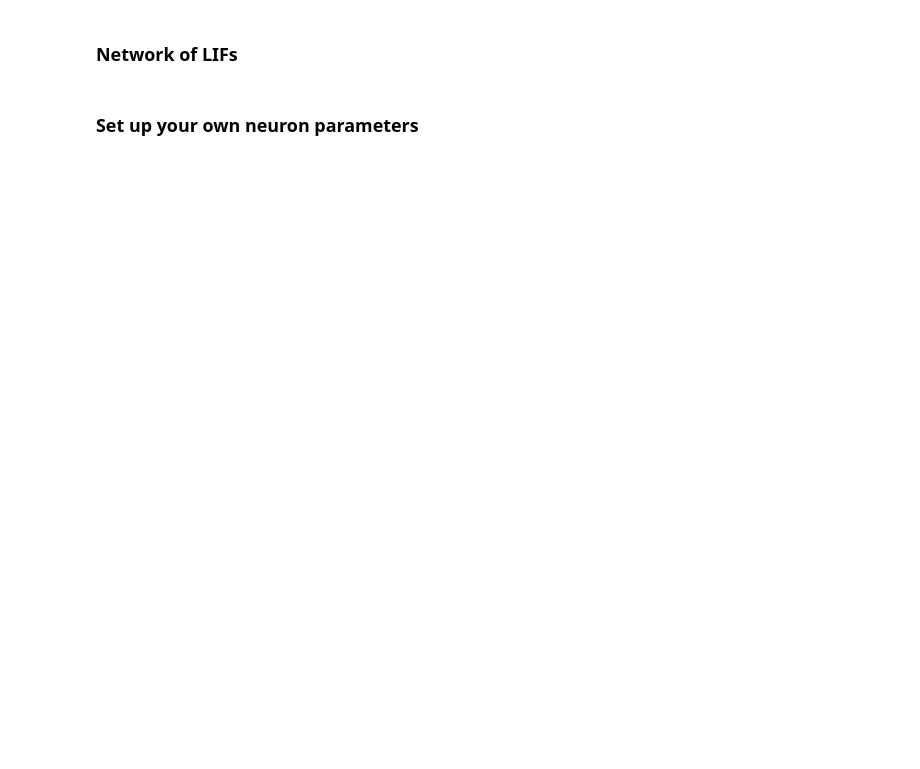
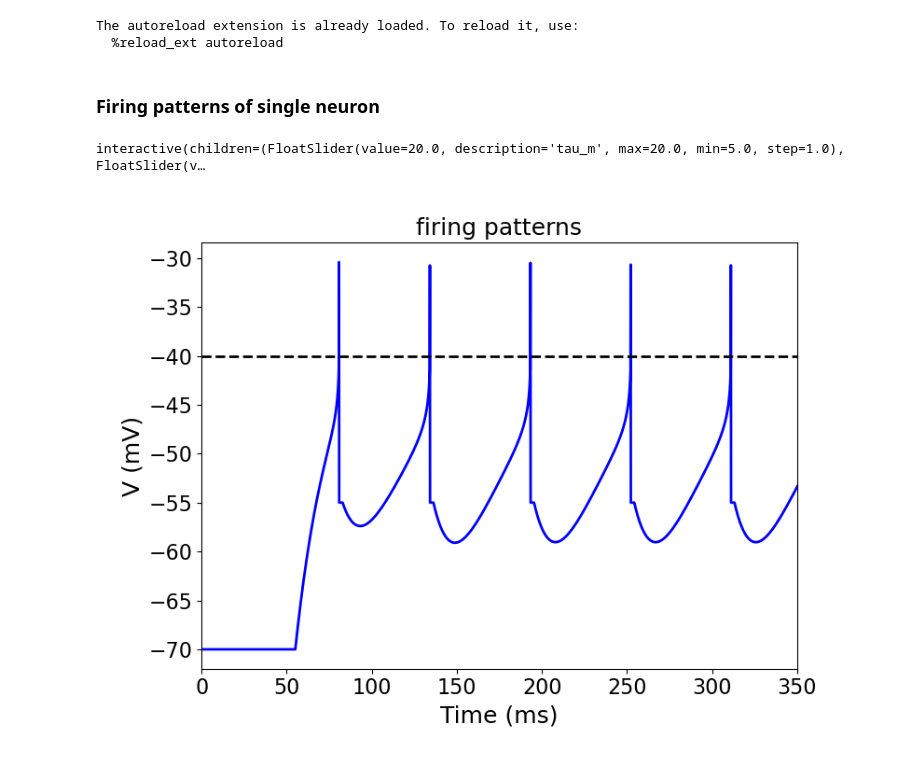
Before and after one commit to michaelglh/STG, a Jupyter notebook: lif_colab.ipynb, the cells around one changed output. Saved outputs shown, nothing was run; the diff lists cells and outputs as text; code cells hidden in the pictures; blank space fills up the shorter version.

```diff
--- a/lif_colab.ipynb
+++ b/lif_colab.ipynb
@@ -23,4 +23,9 @@ my_layout = widgets.Layout()
 # Auto Reloading
 %load_ext autoreload
 %autoreload 2
+
+debug = True
+# %% [output]
+The autoreload extension is already loaded. To reload it, use:
+  %reload_ext autoreload
 # %%
@@ -43,12 +56,7 @@ if not path in sys.path:
 %matplotlib widget
-# %% [markdown]
-### Network of LIFs
+# %% [markdown]
+### Firing patterns of single neuron
 # %%
-from lib.neuron import LIF
-from lib.input import Poisson_generator, Gaussian_generator, Current_injector
-from lib.conn import Simulator
-from lib.helper import plot_volt_trace
-
 T, dt = 5e2, 0.1    # simulation period(ms), step size(ms)
 wt, dl = 1., 5.
 rt = 65.
@@ -78,7 +86,7 @@ nrn.V_reset = -55.
 # nrn.tau_m = 10.
 # nrn.tau_w = 100.
 # nrn.b = 1.
-# nrn.V_reset = -51.
+# nrn.V_reset = -50.
 
 # # bursting
 # nrn.tau_m = 5.
@@ -87,10 +95,10 @@ nrn.V_reset = -55.
 # nrn.V_reset = -46.
 
 # # irregular
-# nrn.tau_m = 9.9
+# nrn.tau_m = 10.0
 # nrn.a = -0.01
 # nrn.tau_w = 50.
-# nrn.b = 1.2
+# nrn.b = 1.7
 # nrn.V_reset = -46.
 
 # # transient
@@ -108,33 +116,40 @@ nrn.V_reset = -55.
 # nrn.V_reset = -60.
 # rt = 5.
 
 # constant current injection
 cur_in = Current_injector(sim=h, Is=np.concatenate([np.zeros(int(T/dt*0.1)), rt*np.ones(int(T/dt*0.9))]))
 nrn.connect(cur_in, {'ctype':'static', 'weight': wt, 'delay':dl})
 
 # updating parameters
 def update(tau_m=20., a=0., tau_w=30., b=3., V_reset=-55., Icur=65.):
     # update value
     nrn.tau_m = tau_m
     nrn.a = a
     nrn.tau_w = tau_w
     nrn.b = b
     nrn.V_reset = V_reset
 
+    my_neuron = {'tau_m':tau_m, 'a':a, 'tau_w':tau_w, 'b':b, 'V_reset':V_reset}
+
     cur_in.Is = np.concatenate([np.zeros(int(T/dt*0.1)), Icur*np.ones(int(T/dt*0.9))])
 
     # simulate
     h.run(T)
 
     # visualize
     plt.clf()
     plt.title('firing patterns')
     plt_par = {'dt':dt, 'range_t':np.arange(0., T, dt), 'V_th':nrn.V_th}
     plot_volt_trace(plt_par, nrn.v, np.array(nrn.spikes['times']))
     plt.xlim([0, 350])
-    display(fig)
+
+    plt.tight_layout()
+    if not debug:
+        display(fig)
 
 fig = plt.figure()
+my_neuron = {'tau_m':20.0, 'a':0.0, 'tau_w':30.0, 'b':3.0, 'V_reset':-55.0}
 widgets.interact(update, tau_m=(5.0, 20.0, 1.0), a=(-0.1, 0.1, 0.01), tau_w=(30., 120., 10.), b=(0., 3., 0.1), V_reset=(-60., -40., 2.), Icur=(5., 70., 5.));
+# %% [output]
+interactive(children=(FloatSlider(value=20.0, description='tau_m', max=20.0, min=5.0, step=1.0), FloatSlider(v…
+[figure, added]
-# %% [markdown]
-### Set up your own neuron parameters
```
Also changed, not shown: parts of 6 cells of this notebook, 4 other files.
